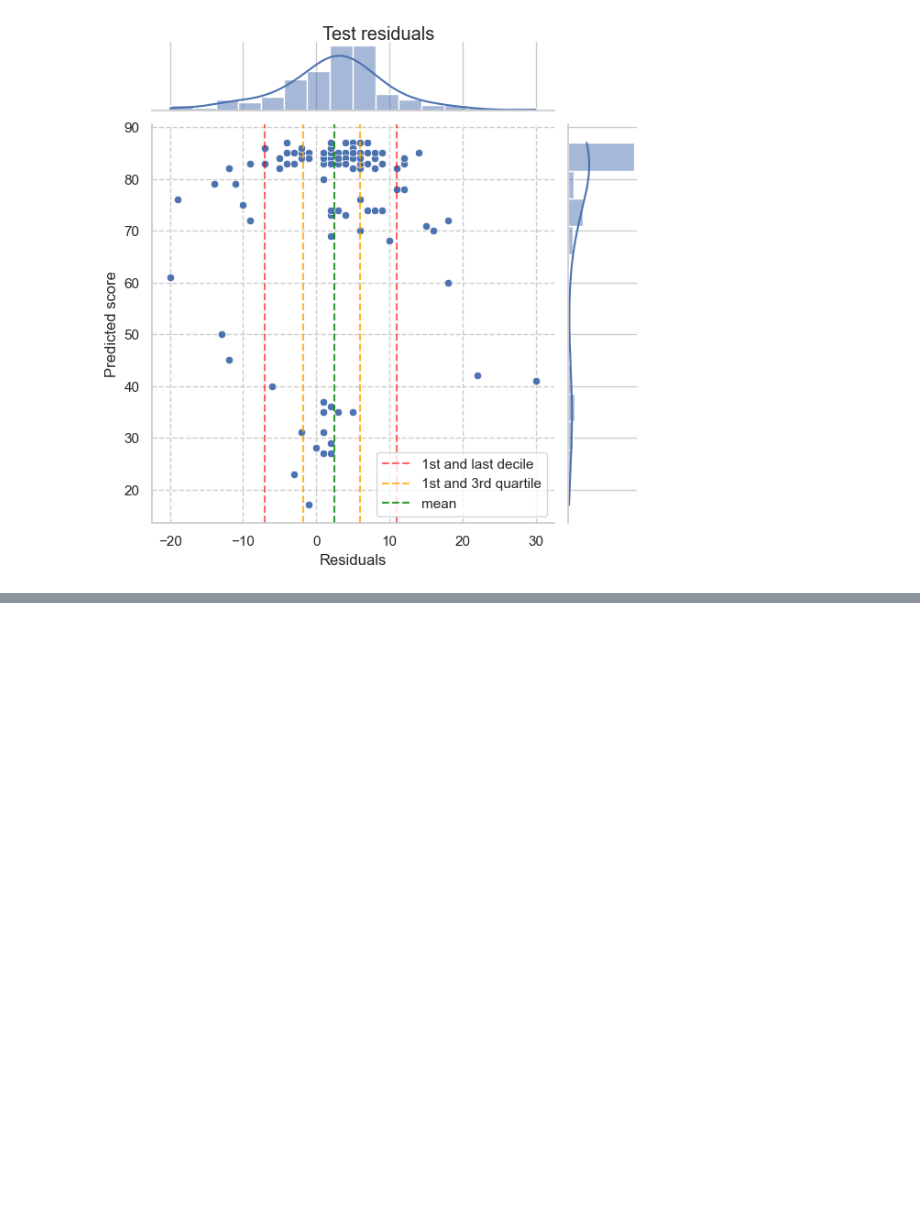
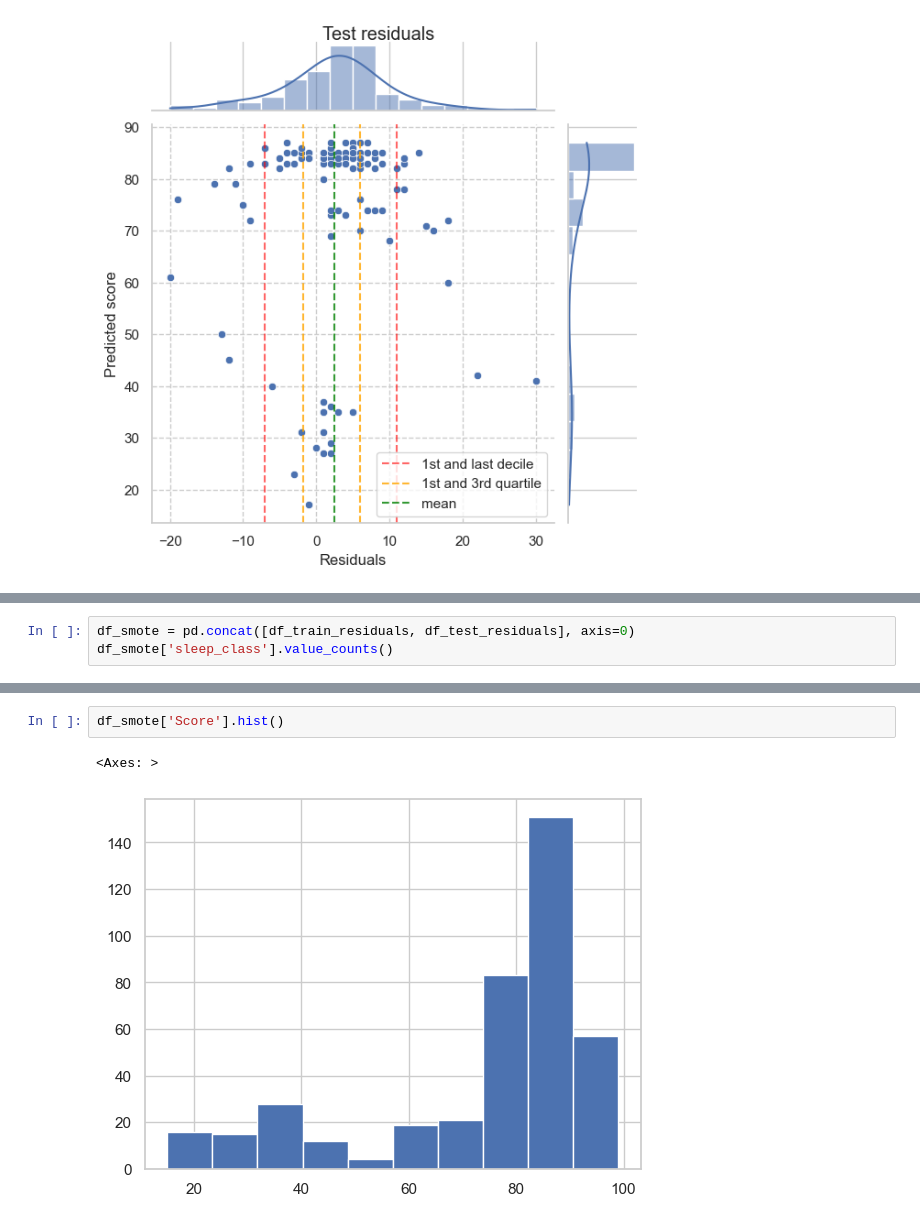
Before and after one commit to irrif/Sleep_score, a Jupyter notebook: sleep_score_regression.ipynb, the cells around one changed output, grey strips where cells are left out. Saved outputs shown, nothing was run; the diff lists cells and outputs as text; blank space fills up the shorter version.

```diff
--- a/sleep_score_regression.ipynb
+++ b/sleep_score_regression.ipynb
@@ -403,0 +544,3 @@ This is to be expected, as this range of scores (40-60) is the least representen
+# %%
+df_smote = pd.concat([df_train_residuals, df_test_residuals], axis=0)
+df_smote['sleep_class'].value_counts()
@@ -403,0 +579,5 @@ This is to be expected, as this range of scores (40-60) is the least representen
+# %%
+df_smote['Score'].hist()
+# %% [output]
+<Axes: >
+[figure, added]
```
Also changed, not shown: parts of 24 cells of this notebook, 1 other file.
